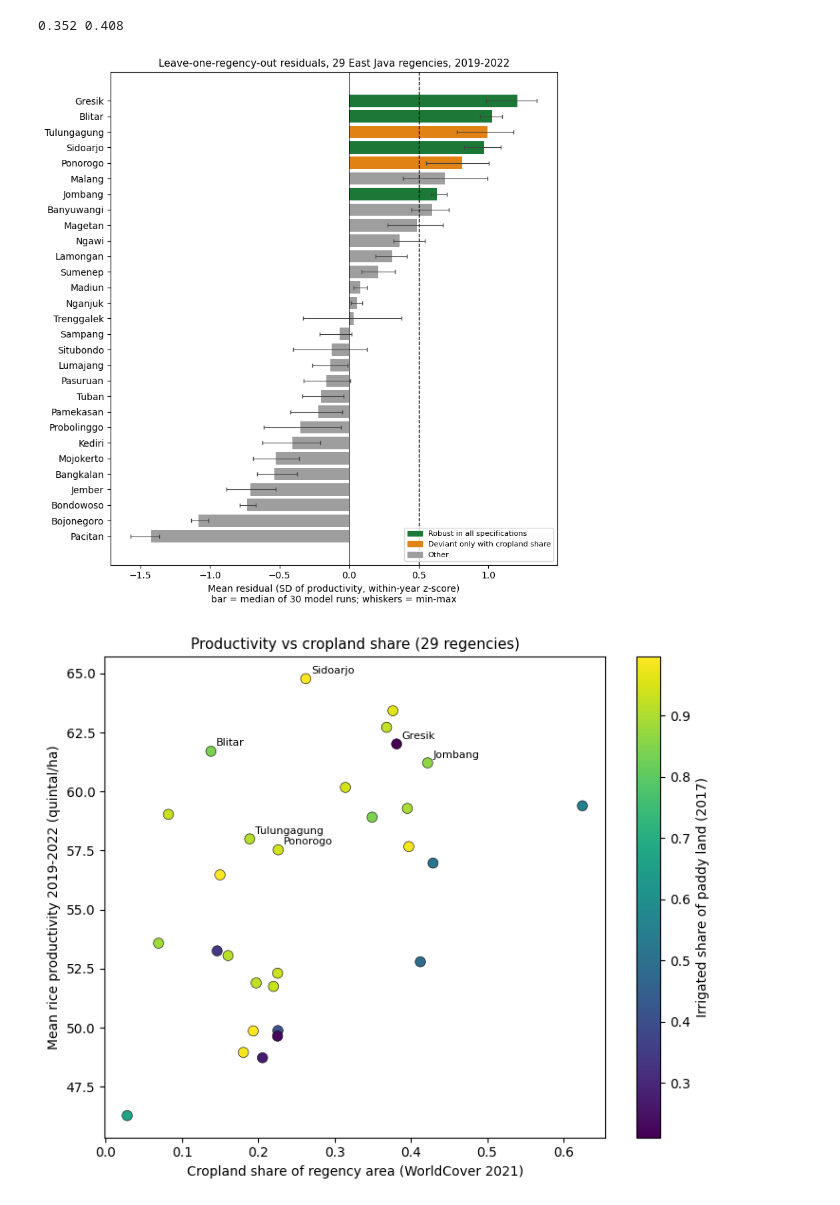
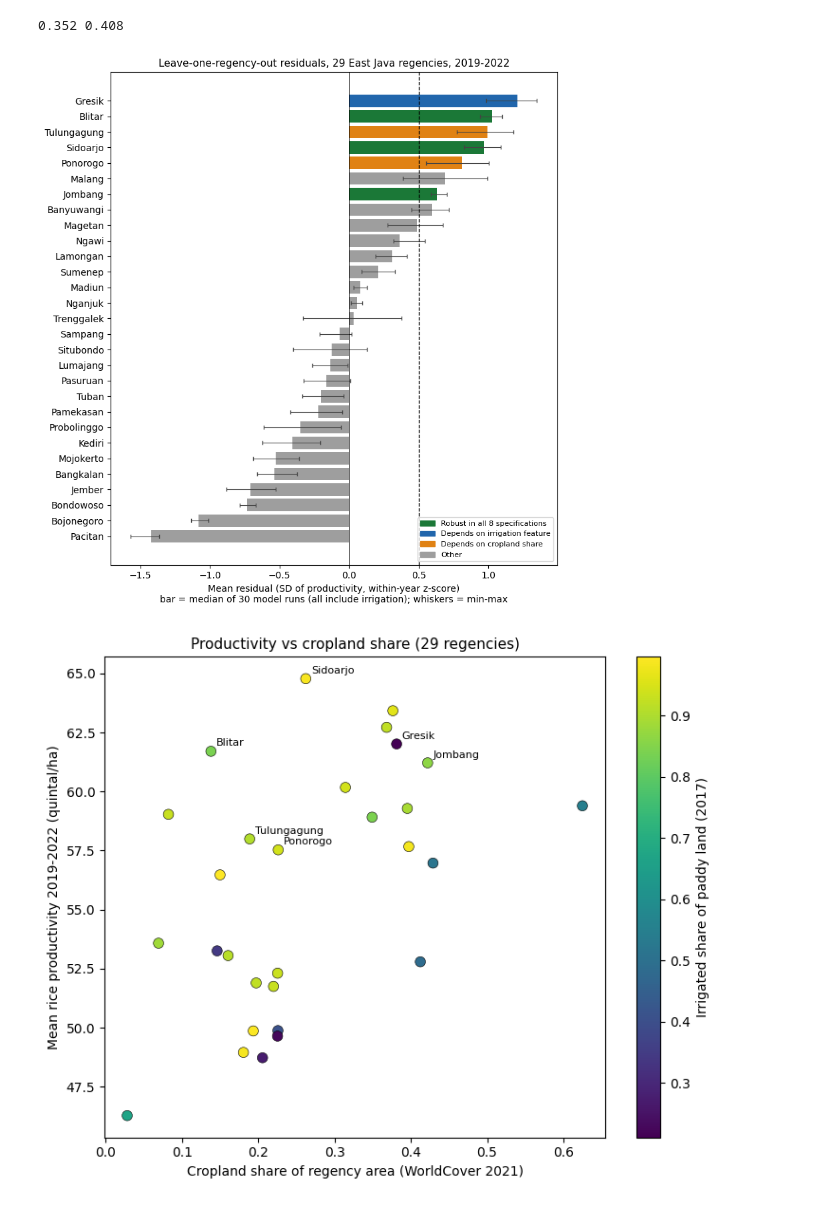
Before and after one commit to marifinilham-ds/east-java-positive-deviance-few, a Jupyter notebook: notebooks/02_model_residual.ipynb, the cells around one changed output. Cells and saved outputs as stored; diff of their text form; code cells hidden in the pictures.

```diff
--- a/notebooks/02_model_residual.ipynb
+++ b/notebooks/02_model_residual.ipynb
@@ -251,37 +287,44 @@ print(round(min(r2s), 3), round(max(r2s), 3))
 # %%
 import os, matplotlib.pyplot as plt
 from matplotlib.patches import Patch
 os.makedirs('figures', exist_ok=True)
-four = ['Gresik', 'Sidoarjo', 'Jombang', 'Blitar']
+
+three = ['Sidoarjo', 'Jombang', 'Blitar']
+irrig_dep = ['Gresik']
 two = ['Tulungagung', 'Ponorogo']
+labeled = three + irrig_dep + two
 
 # Gambar 1: residual per kabupaten (median dan rentang 30 konfigurasi)
 med = R.median(axis=1).sort_values()
 lo, hi = R.min(axis=1)[med.index], R.max(axis=1)[med.index]
-col = ['#1b7837' if n in four else ('#e08214' if n in two else '#9e9e9e') for n in med.index]
+col = ['#1b7837' if n in three else
+       ('#2166ac' if n in irrig_dep else
+        ('#e08214' if n in two else '#9e9e9e')) for n in med.index]
 fig, ax = plt.subplots(figsize=(8, 8.5))
 ax.barh(med.index, med.values, color=col, xerr=[med - lo, hi - med],
         error_kw=dict(ecolor='#444', lw=0.8, capsize=2))
 ax.axvline(0.5, ls='--', c='k', lw=1); ax.axvline(0, c='k', lw=0.6)
-ax.set_xlabel('Mean residual (SD of productivity, within-year z-score)\nbar = median of 30 model runs; whiskers = min-max')
+ax.set_xlabel('Mean residual (SD of productivity, within-year z-score)\n'
+              'bar = median of 30 model runs (all include irrigation); whiskers = min-max')
 ax.set_title('Leave-one-regency-out residuals, 29 East Java regencies, 2019-2022', fontsize=11)
-ax.legend(handles=[Patch(color='#1b7837', label='Robust in all specifications'),
-                   Patch(color='#e08214', label='Deviant only with cropland share'),
+ax.legend(handles=[Patch(color='#1b7837', label='Robust in all 8 specifications'),
+                   Patch(color='#2166ac', label='Depends on irrigation feature'),
+                   Patch(color='#e08214', label='Depends on cropland share'),
                    Patch(color='#9e9e9e', label='Other')], loc='lower right', fontsize=8)
 plt.tight_layout(); plt.savefig('figures/fig1_residuals_by_regency.png', dpi=200); plt.show()
 
 # Gambar 2: produktivitas vs porsi cropland, warna = porsi irigasi
 g = (df[df.jenis == 'kabupaten'].groupby('kabupaten_kota')
        .agg(prod=('y', 'mean'), crop=('crop_share', 'mean'), irig=('irig_share', 'first')))
 fig, ax = plt.subplots(figsize=(7.5, 6))
 sc = ax.scatter(g.crop, g['prod'], c=g.irig, cmap='viridis', s=60, edgecolor='k', lw=0.4)
-for n in four + two:
+for n in labeled:
     ax.annotate(n, (g.loc[n, 'crop'], g.loc[n, 'prod']), xytext=(4, 4), textcoords='offset points', fontsize=8)
 plt.colorbar(sc).set_label('Irrigated share of paddy land (2017)')
 ax.set_xlabel('Cropland share of regency area (WorldCover 2021)')
 ax.set_ylabel('Mean rice productivity 2019-2022 (quintal/ha)')
 ax.set_title('Productivity vs cropland share (29 regencies)', fontsize=11)
 plt.tight_layout(); plt.savefig('figures/fig2_productivity_vs_cropland.png', dpi=200); plt.show()
 # %% [output]
-[figure, old version]
+[figure, new version]
 [figure]
```
Also changed, not shown: parts of 2 cells of this notebook.
